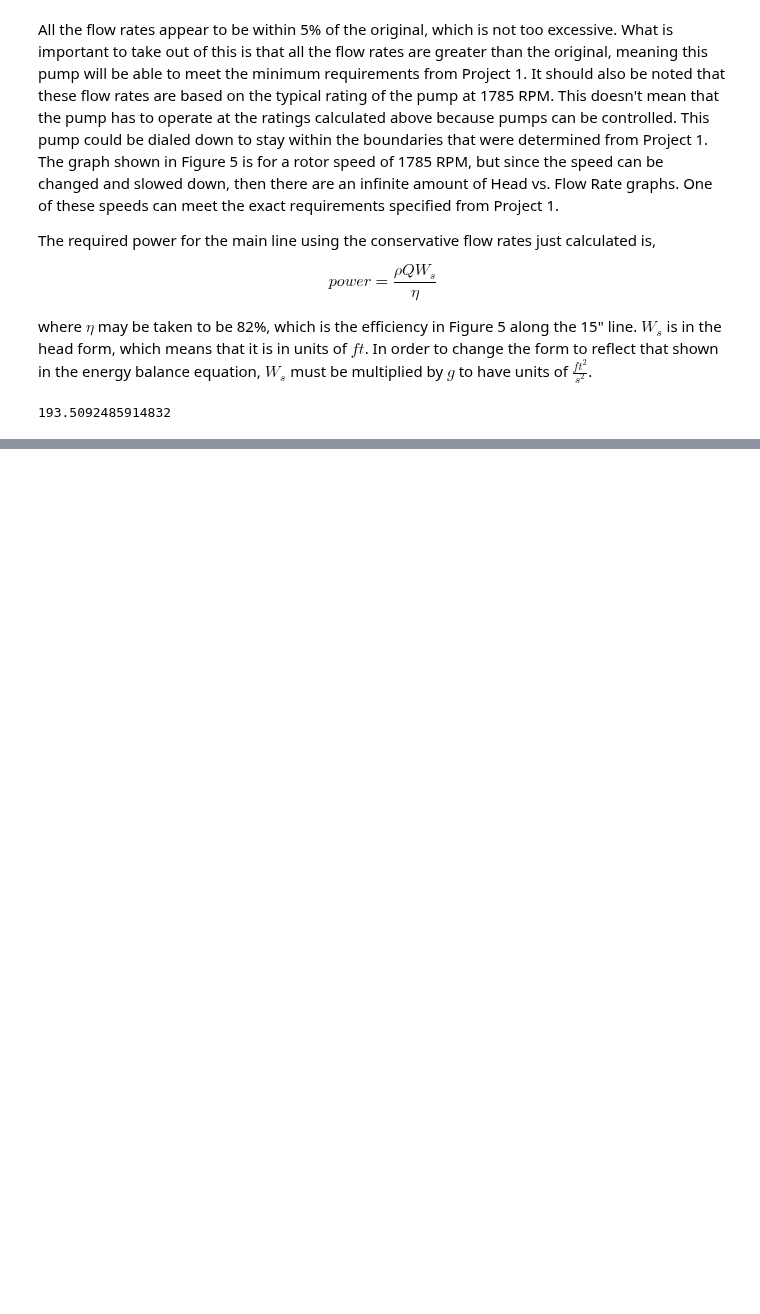
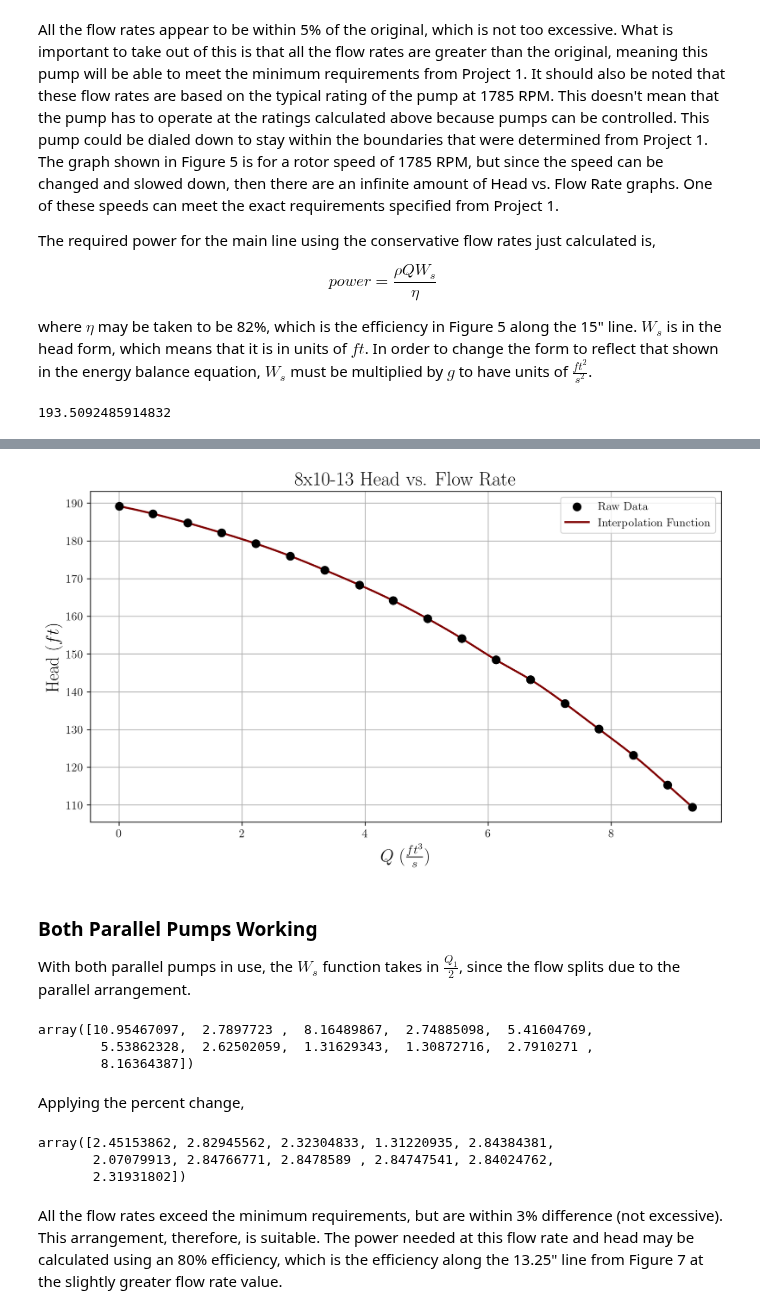
Before and after one commit to gabemorris12/msu_esd, a Jupyter notebook: Project 3/Project 3.ipynb, the cells around one changed output, grey strips where cells are left out. Saved outputs shown, nothing was run; the diff lists cells and outputs as text; code cells hidden in the pictures; blank space fills up the shorter version.

```diff
--- a/Project 3/Project 3.ipynb
+++ b/Project 3/Project 3.ipynb
@@ -281,0 +317,55 @@ Thus, the power required to push the fluid at this flow rate is 194 hp.
+# %%
+# Getting the head vs flow rate for the parallel arrangement
+flow_1780 = np.array([1.8450184501847389, 248.15498154981583, 500, 749.077490774908, 998.1549815498156, 1250, 1501.8450184501844, 1753.6900369003688,  2000, 2251.845018450185, 2500.9225092250927, 2750, 3001.8450184501844, 3253.6900369003693, 3500, 3751.8450184501844, 4000.9225092250936, 4183.579335793357])/(7.48052*60)  # ft^3/sec
+
+head_1780 = np.array([189.159891598916, 187.1730717307173, 184.7518475184752, 182.11422114221145, 179.25979259792604, 175.97135971359717, 172.24932249322498, 168.3104831048311, 164.15564155641562, 159.349593495935, 154.1103411034111, 148.4374843748438, 143.19783197831984, 136.87416874168747, 130.11770117701184, 123.14363143631445, 115.30275302753029, 109.42269422694235])  # ft
+
+Ws_1780 = interp1d(flow_1780, head_1780, kind='cubic', fill_value='extrapolate')  # extrapolate is specified in case there are values that are not within the domain given
+Q_values = np.linspace(0, flow_1780[-1], 1000)
+
+plt.scatter(flow_1780, head_1780, zorder=3, color='black', label='Raw Data')
+plt.plot(Q_values, Ws_1780(Q_values), label='Interpolation Function')
+plt.xlabel(r'$Q$ ($\frac{ft^3}{s}$)')
+plt.ylabel(r'Head ($ft$)')
+plt.title('8x10-13 Head vs. Flow Rate')
+plt.legend()
+plt.show()
+# %% [output]
+[figure, added]
+# %% [markdown]
+### Both Parallel Pumps Working
+With both parallel pumps in use, the $W_s$ function takes in $\frac{Q_1}{2}$, since the flow splits due to the parallel arrangement.
+# %%
+def rating_1780(x, b2, b4, b7, b10):
+    Q1, Q2, Q3, Q4, Q5, Q6, Q7, Q8, Q9, Q10, Q11 = x
+    # all expressions need to be set to zero
+    return [
+        Q1 - Q2 - Q3,
+        Q6 - Q2 - Q4,
+        Q3 - Q4 - Q5,
+        Q5 - Q10 - Q7,
+        Q7 - Q8 - Q9,
+        Q11 - Q6 - Q7,
+        K1*Q2*abs(Q2) + p2.h(Q2) + p6.h(Q6) + p11.h(Q11) + p1.h(Q1) - Ws_1780(Q1/2) + 0.1*Q1*abs(Q1) - b2,
+        p4.h(Q4) + K3*Q4*abs(Q4) - p2.h(Q2) - K1*Q2*abs(Q2) + p3.h(Q3) + b2 - b4,
+        p7.h(Q7) + p8.h(Q8) + K4*Q8*abs(Q8) - p6.h(Q6) - p4.h(Q4) - K3*Q4*abs(Q4) + p5.h(Q5) + b4 - b7,
+        p9.h(Q9) + K4*Q9*abs(Q9) - p8.h(Q8) - K4*Q8*abs(Q8),
+        p10.h(Q10) + K2*Q10*abs(Q10) - p11.h(Q11) - p9.h(Q9) - K4*Q9*abs(Q9) - p7.h(Q7) + b7 - b10
+    ]
+
+solution_1780 = fsolve(rating_1780, Q_guess, args=(*b, ))
+solution_1780  # cfs
+# %% [output]
+array([10.95467097,  2.7897723 ,  8.16489867,  2.74885098,  5.41604769,
+        5.53862328,  2.62502059,  1.31629343,  1.30872716,  2.7910271 ,
+        8.16364387])
+# %% [markdown]
+Applying the percent change,
+# %%
+(solution_1780 - balanced_solution)/balanced_solution*100
+# %% [output]
+array([2.45153862, 2.82945562, 2.32304833, 1.31220935, 2.84384381,
+       2.07079913, 2.84766771, 2.8478589 , 2.84747541, 2.84024762,
+       2.31931802])
+# %% [markdown]
+All the flow rates exceed the minimum requirements, but are within 3% difference (not excessive). This arrangement, therefore, is suitable. The power needed at this flow rate and head may be calculated using an 80% efficiency, which is the efficiency along the 13.25" line from Figure 7 at the slightly greater flow rate value.
```
Also changed, not shown: parts of 24 cells of this notebook, 4 other files.
